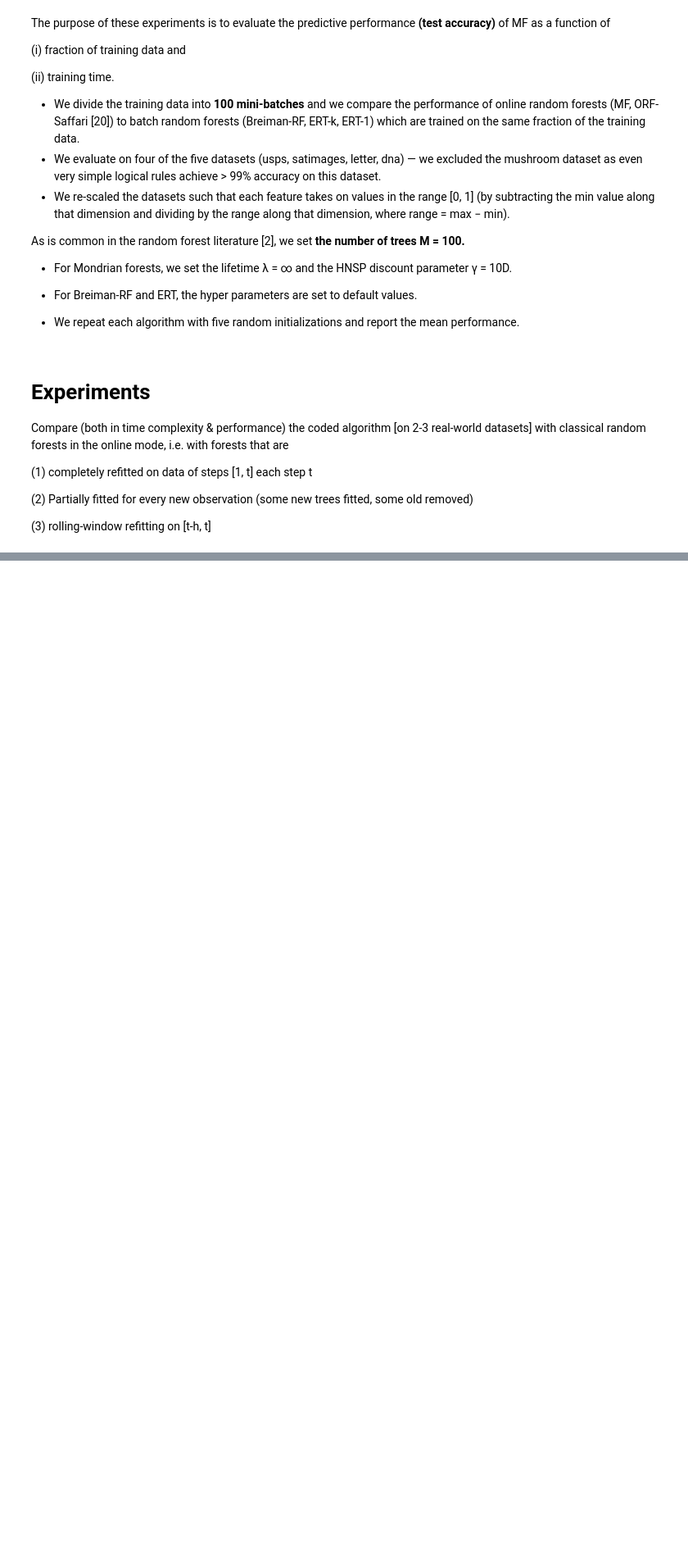
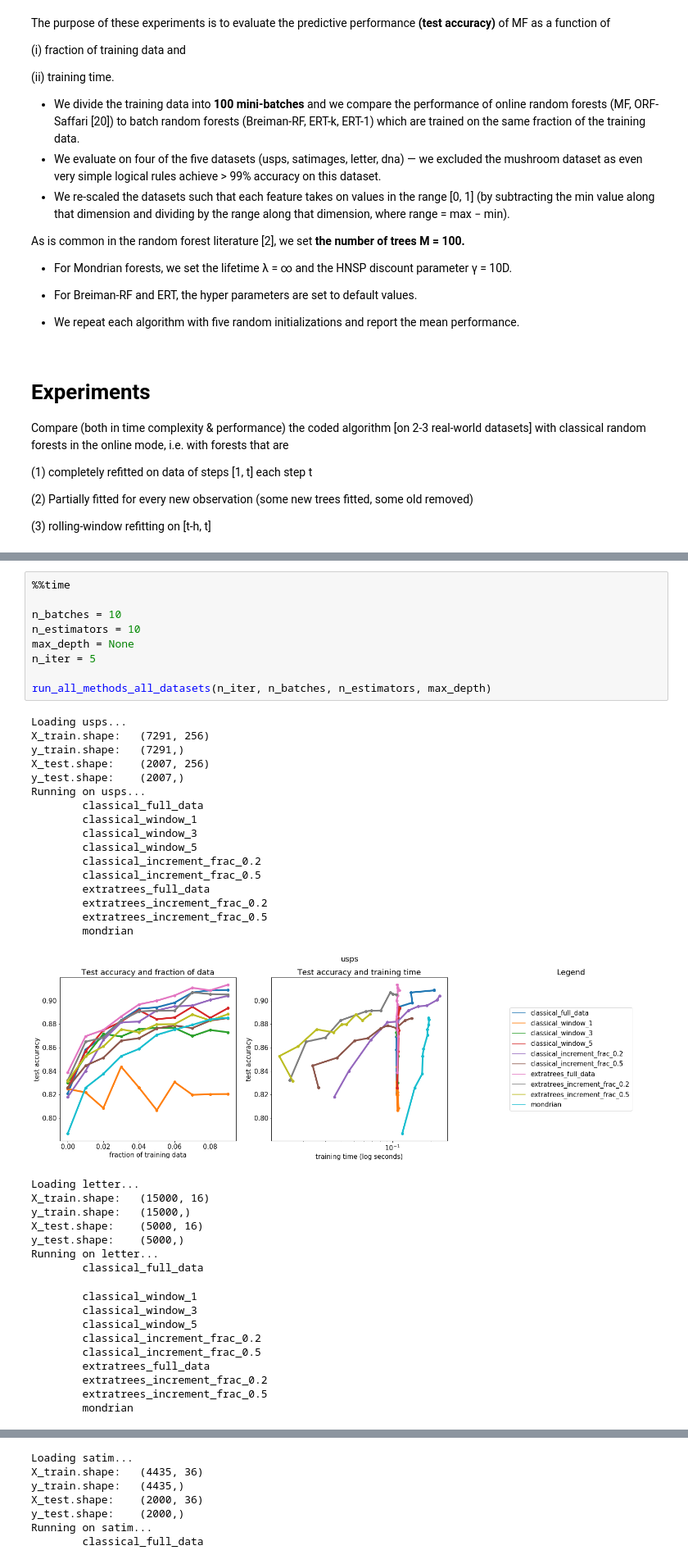
Before and after one commit to apnkv/mondrian-forest, a Jupyter notebook: Experiments.ipynb, the cells around one changed output, grey strips where cells are left out. Shown at 82% size. Saved outputs shown, nothing was run; the diff lists cells and outputs as text; blank space fills up the shorter version.

```diff
--- a/Experiments.ipynb
+++ b/Experiments.ipynb
@@ -63,0 +190,43 @@ IndexError: index 2 is out of bounds for axis 0 with size 2
+# %%
+%%time
+
+n_batches = 10
+n_estimators = 10
+max_depth = None
+n_iter = 5
+
+run_all_methods_all_datasets(n_iter, n_batches, n_estimators, max_depth)
+# %% [output]
+Loading usps...
+X_train.shape:   (7291, 256)
+y_train.shape:   (7291,)
+X_test.shape:    (2007, 256)
+y_test.shape:    (2007,)
+Running on usps...
+        classical_full_data
+        classical_window_1
+        classical_window_3
+        classical_window_5
+        classical_increment_frac_0.2
+        classical_increment_frac_0.5
+        extratrees_full_data
+        extratrees_increment_frac_0.2
+        extratrees_increment_frac_0.5
+        mondrian
+[figure, added]
+Loading letter...
+X_train.shape:   (15000, 16)
+y_train.shape:   (15000,)
+X_test.shape:    (5000, 16)
+y_test.shape:    (5000,)
+Running on letter...
+        classical_full_data
+        classical_window_1
+        classical_window_3
+        classical_window_5
+        classical_increment_frac_0.2
+        classical_increment_frac_0.5
+        extratrees_full_data
+        extratrees_increment_frac_0.2
+        extratrees_increment_frac_0.5
+        mondrian
@@ -63,0 +234,7 @@ IndexError: index 2 is out of bounds for axis 0 with size 2
+Loading satim...
+X_train.shape:   (4435, 36)
+y_train.shape:   (4435,)
+X_test.shape:    (2000, 36)
+y_test.shape:    (2000,)
+Running on satim...
+        classical_full_data
```
Also changed, not shown: parts of 5 cells of this notebook, 2 other files.
